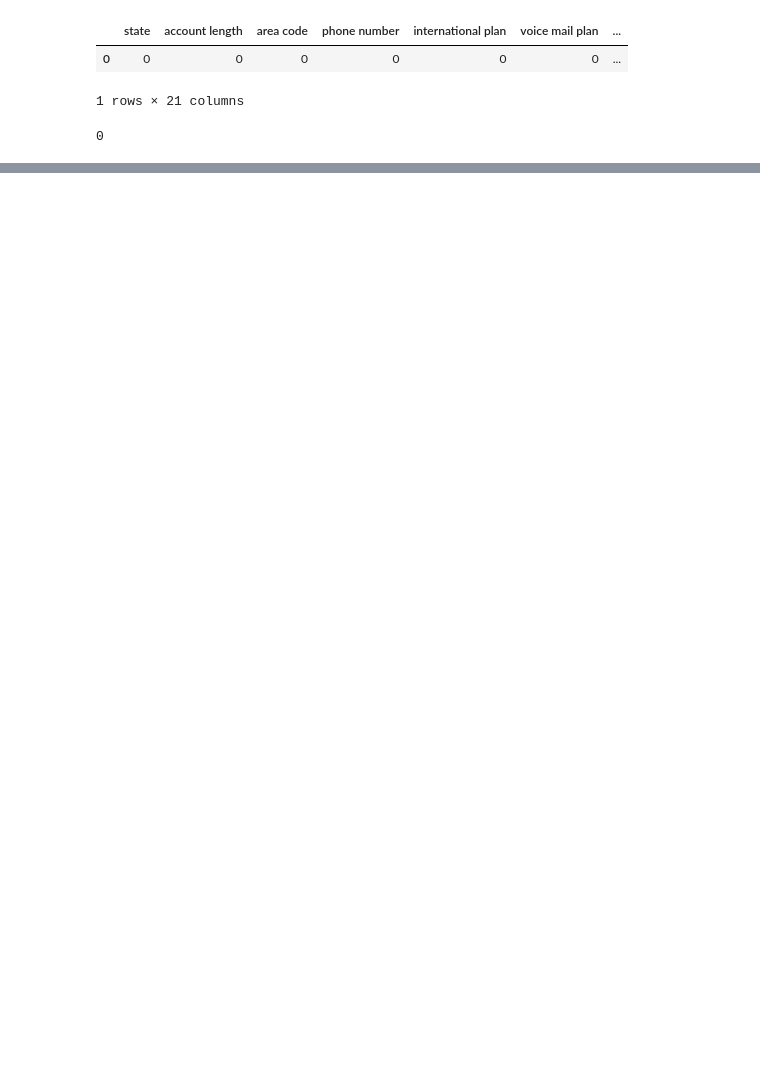
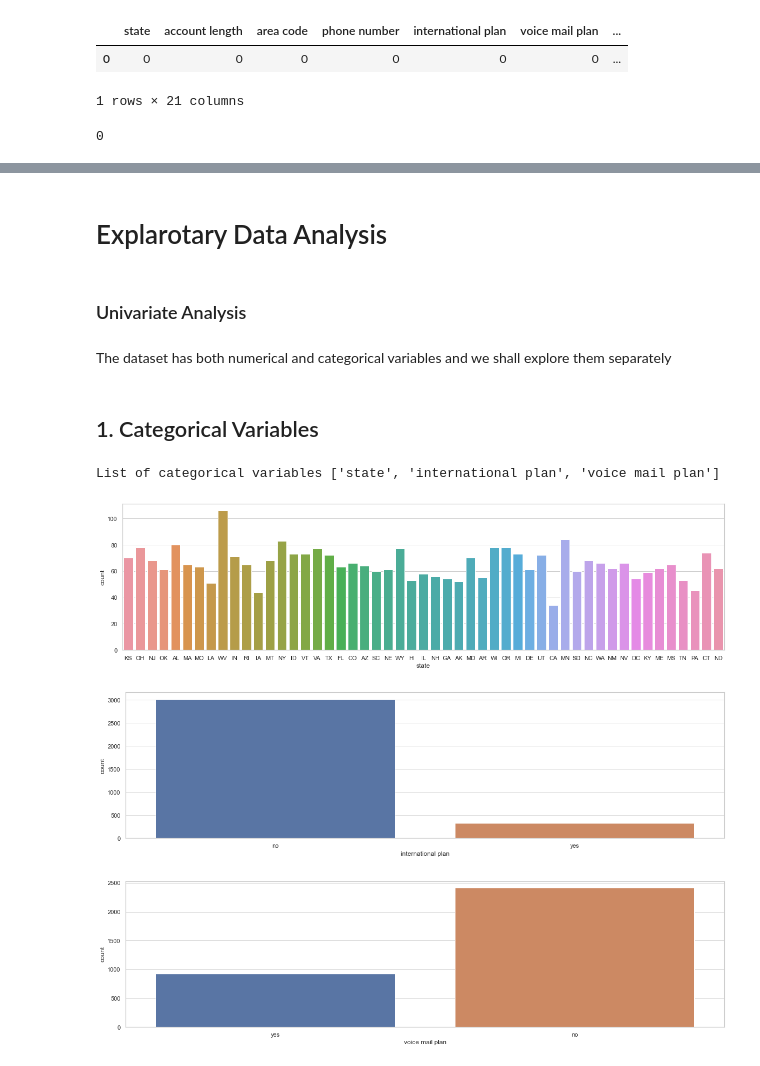
Before and after one commit to Mbachia/Tel-Customer-Churn, a Jupyter notebook: notebook.ipynb, the cells around one changed output, grey strips where cells are left out. Cells and saved outputs as stored; diff of their text form; code cells hidden in the pictures; blank space fills up the shorter version.

```diff
--- a/notebook.ipynb
+++ b/notebook.ipynb
@@ -137,0 +130,30 @@ df.duplicated().sum()
+# %%
+# Dropping unwanted columns
+# We drop the phone number columns as it hold no relevance to this analysis its just a customers number
+df.drop(['phone number'], inplace=True, axis=1)
+# %% [markdown]
+# Explarotary Data Analysis
+# %% [markdown]
+### Univariate Analysis
+# %% [markdown]
+The dataset has both numerical and categorical variables and we shall explore them separately
+# %% [markdown]
+## 1. Categorical Variables
+# %%
+# extract the categorical variables in the dataset
+categorical = [ cat for cat in df.columns if df[cat].dtypes=='O']
+print('List of categorical variables {}'.format(categorical))
+# %% [output]
+List of categorical variables ['state', 'international plan', 'voice mail plan']
+# %%
+# plotting all the categorical variable
+for feature in categorical:
+    sns.set(style = 'whitegrid')
+    plt.figure(figsize=(20,5))
+    total = len(df)
+    ax = sns.countplot(x = df[feature], data = df)
+    plt.show()
+# %% [output]
+[figure, added]
+[figure, added]
+[figure, added]
```
Also changed, not shown: parts of 16 cells of this notebook.
